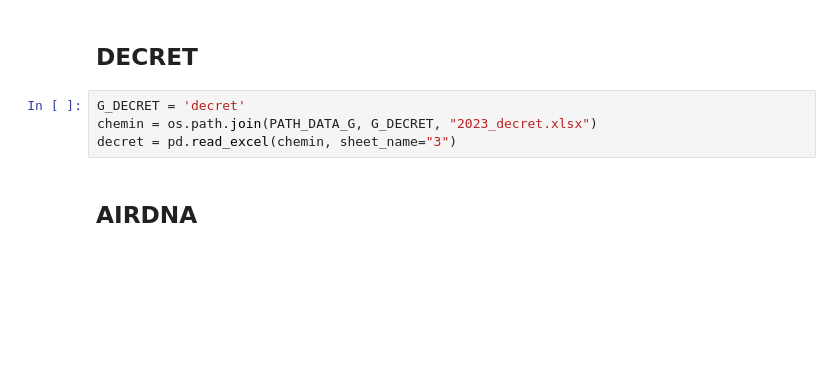
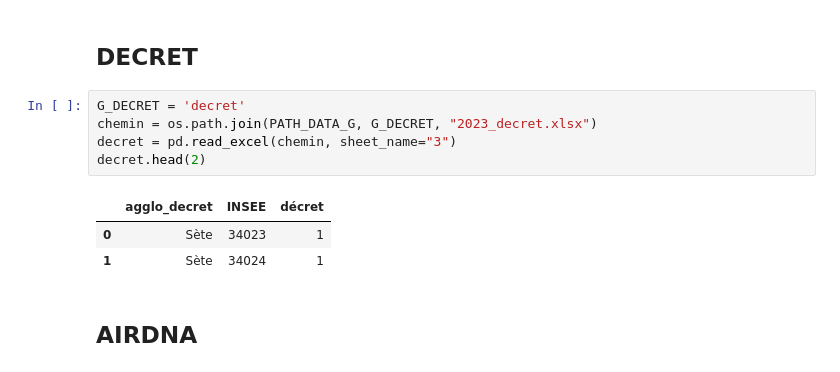
Before and after one commit to obs34/bnb, a Jupyter notebook: data.ipynb, the cells around one changed output. Cells and saved outputs as stored; diff of their text form; blank space fills up the shorter version.

```diff
--- a/data.ipynb
+++ b/data.ipynb
@@ -175,7 +177,12 @@ with engine.connect() as connection:
 # %%
 G_DECRET = 'decret'
 chemin = os.path.join(PATH_DATA_G, G_DECRET, "2023_decret.xlsx")
 decret = pd.read_excel(chemin, sheet_name="3")
+decret.head(2)
+# %% [output]
+|  | agglo_decret | INSEE | décret |
+| 0 | Sète | 34023 | 1 |
+| 1 | Sète | 34024 | 1 |
 # %% [markdown]
 ## AIRDNA
 # %%
```
Also changed, not shown: parts of 6 cells of this notebook.
